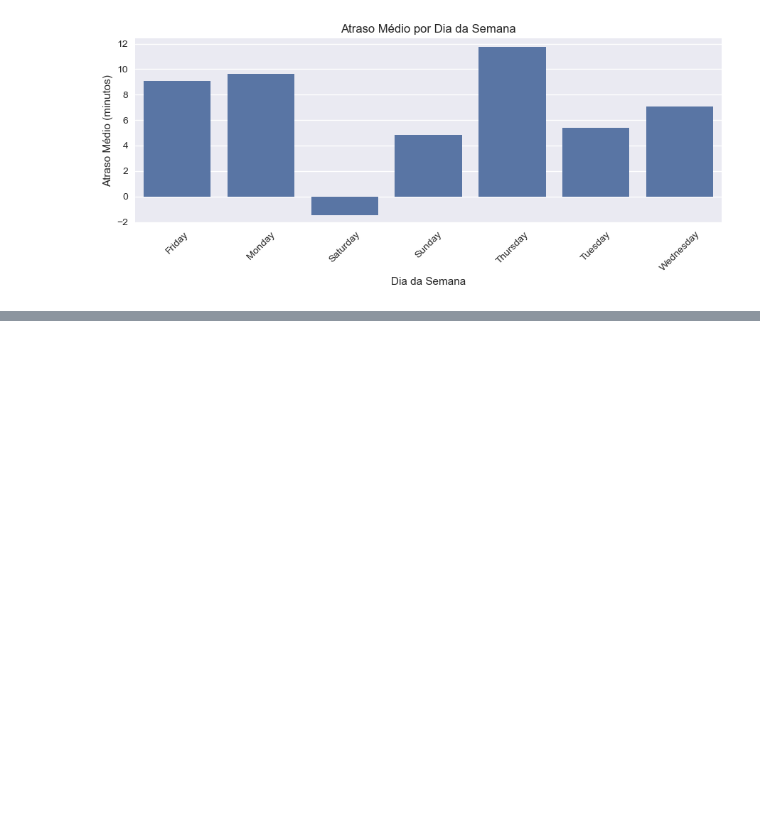
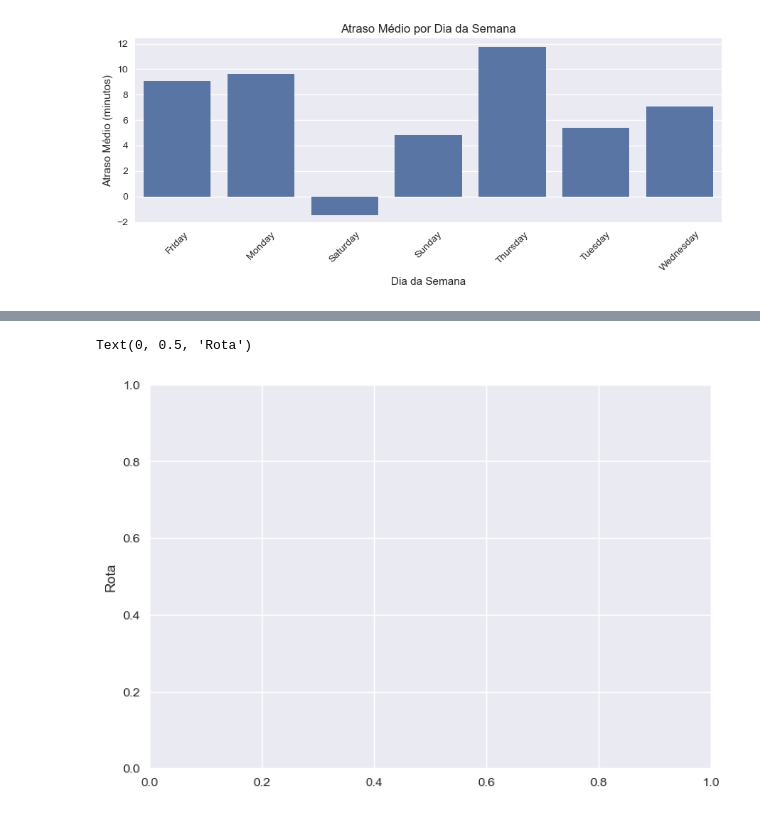
Before and after one commit to DouglasSouza89/analise-atrasos-voos, a Jupyter notebook: analise_atrasos_voos.ipynb, the cells around one changed output, grey strips where cells are left out. Drawn from its saved outputs; the diff is of its cells as text; code cells hidden in the pictures; blank space fills up the shorter version.

```diff
--- a/analise_atrasos_voos.ipynb
+++ b/analise_atrasos_voos.ipynb
@@ -337,0 +427,5 @@ plt.show()
+# %%
+plt.ylabel("Rota")
+# %% [output]
+Text(0, 0.5, 'Rota')
+[figure, added]
```
Also changed, not shown: parts of 16 cells of this notebook, 4 other files.
